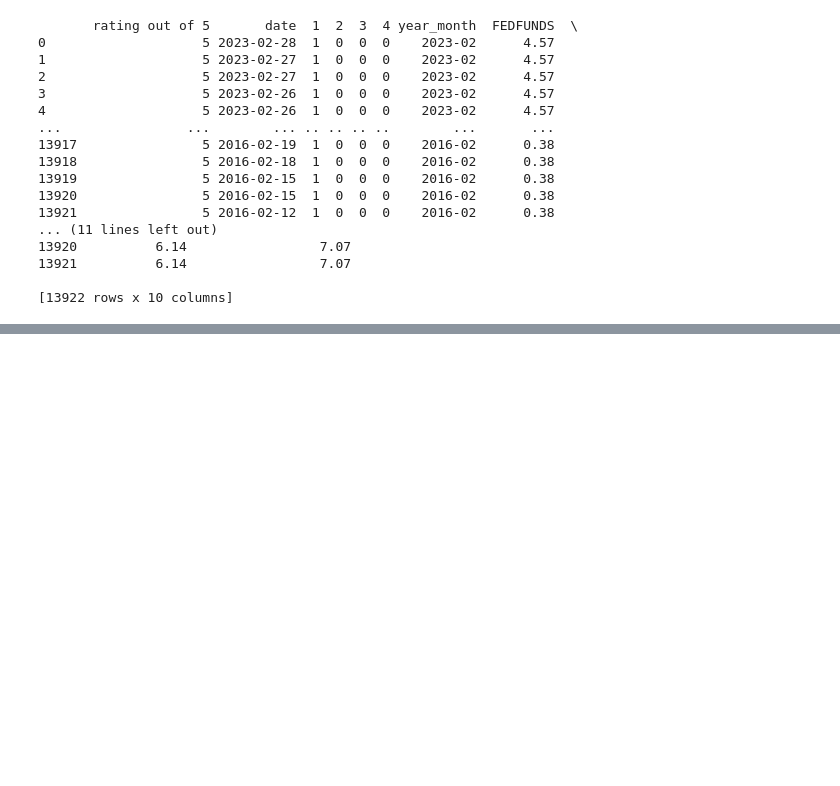
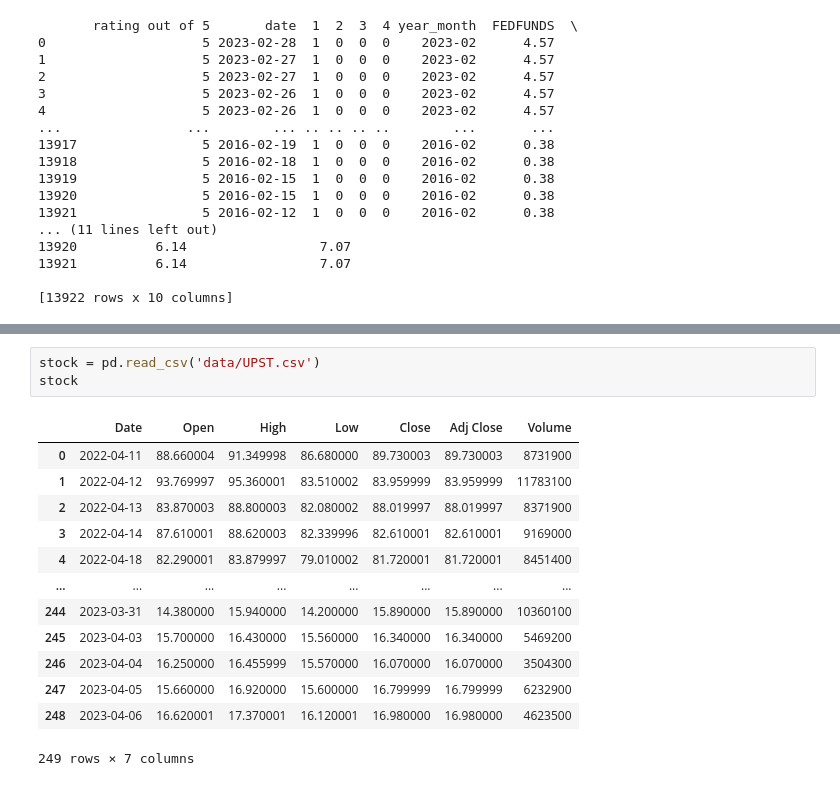
Before and after one commit to wweinel/PersonalProject, a Jupyter notebook: upstAnalysis.ipynb, the cells around one changed output, grey strips where cells are left out. Saved outputs shown, nothing was run; the diff lists cells and outputs as text; blank space fills up the shorter version.

```diff
--- a/upstAnalysis.ipynb
+++ b/upstAnalysis.ipynb
@@ -333,0 +337,17 @@ plt.show()
+# %%
+stock = pd.read_csv('data/UPST.csv')
+stock
+# %% [output]
+|  | Date | Open | High | Low | Close | Adj Close | Volume |
+| 0 | 2022-04-11 | 88.660004 | 91.349998 | 86.680000 | 89.730003 | 89.730003 | 8731900 |
+| 1 | 2022-04-12 | 93.769997 | 95.360001 | 83.510002 | 83.959999 | 83.959999 | 11783100 |
+| 2 | 2022-04-13 | 83.870003 | 88.800003 | 82.080002 | 88.019997 | 88.019997 | 8371900 |
+| 3 | 2022-04-14 | 87.610001 | 88.620003 | 82.339996 | 82.610001 | 82.610001 | 9169000 |
+| 4 | 2022-04-18 | 82.290001 | 83.879997 | 79.010002 | 81.720001 | 81.720001 | 8451400 |
+| ... | ... | ... | ... | ... | ... | ... | ... |
+| 244 | 2023-03-31 | 14.380000 | 15.940000 | 14.200000 | 15.890000 | 15.890000 | 10360100 |
+| 245 | 2023-04-03 | 15.700000 | 16.430000 | 15.560000 | 16.340000 | 16.340000 | 5469200 |
+| 246 | 2023-04-04 | 16.250000 | 16.455999 | 15.570000 | 16.070000 | 16.070000 | 3504300 |
+| 247 | 2023-04-05 | 15.660000 | 16.920000 | 15.600000 | 16.799999 | 16.799999 | 6232900 |
+| 248 | 2023-04-06 | 16.620001 | 17.370001 | 16.120001 | 16.980000 | 16.980000 | 4623500 |
+249 rows × 7 columns
```
Also changed, not shown: parts of 1 cell of this notebook, 6 other files.
